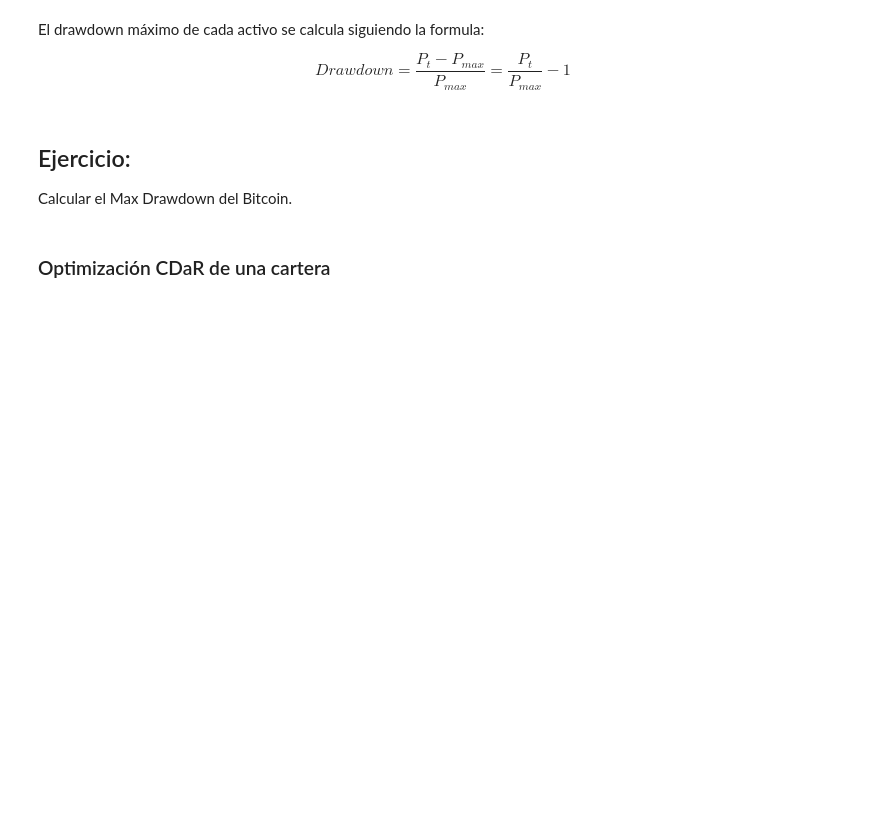
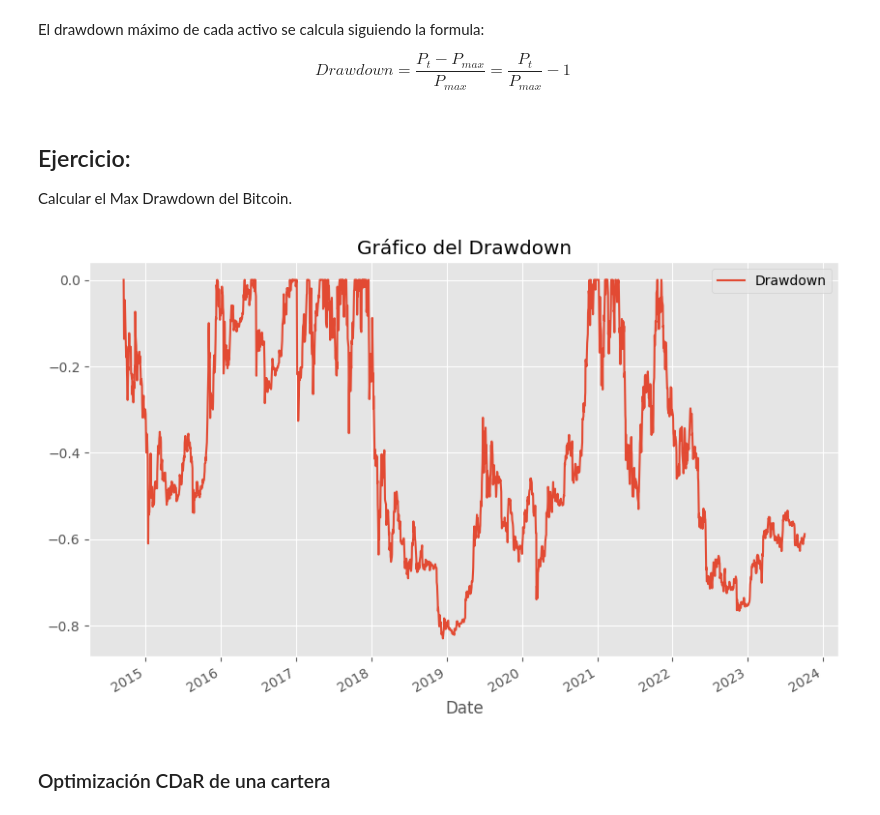
Before and after one commit to diegoo7am/microcredencial-carteras-python-2023_fork, a Jupyter notebook: Tema_6_Riesgos/src/riesgos.ipynb, the cells around one changed output. Cells and saved outputs as stored; diff of their text form; code cells hidden in the pictures; blank space fills up the shorter version.

```diff
--- a/Tema_6_Riesgos/src/riesgos.ipynb
+++ b/Tema_6_Riesgos/src/riesgos.ipynb
@@ -1174,3 +1268,11 @@ Calcular el Max Drawdown del Bitcoin.
+# %%
+expanding_max = precios['BTC-USD'].expanding().max()
+drawdown = (precios['BTC-USD'] - expanding_max) / expanding_max
+drawdown.plot(label = 'Drawdown', figsize=(10, 6));
+plt.legend()
+plt.title('Gráfico del Drawdown');
+# %% [output]
+[figure, added]
 # %% [markdown]
 ### Optimización CDaR de una cartera
 # %%
```
Also changed, not shown: parts of 34 cells of this notebook.
